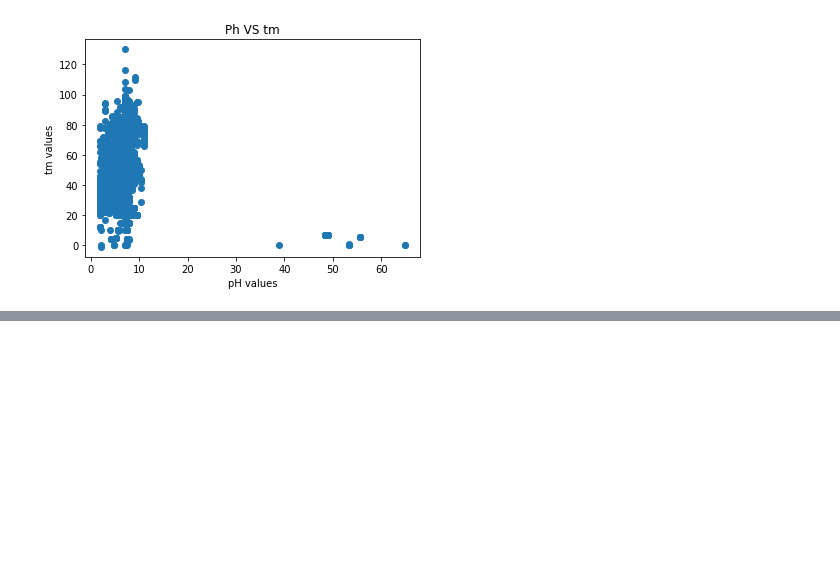
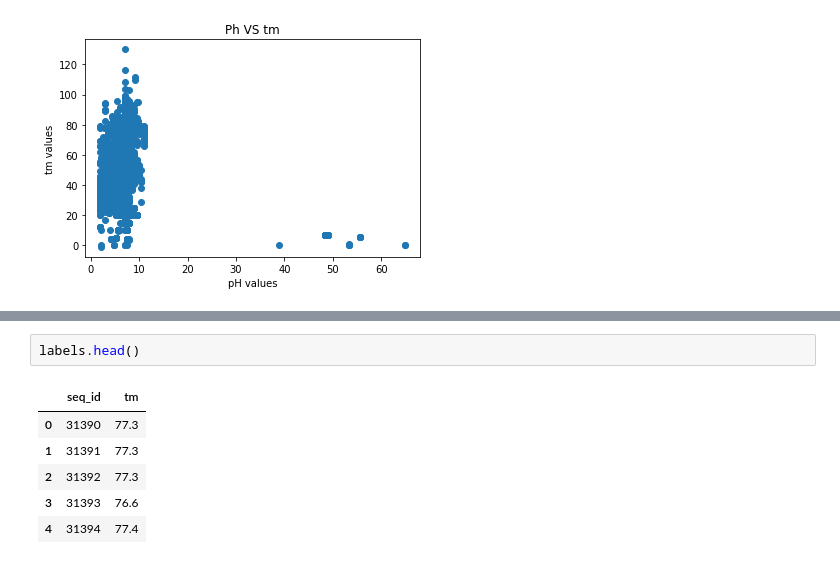
Before and after one commit to ishaan9006/Enzyme-stability-prediction, a Jupyter notebook: train.ipynb, the cells around one changed output, grey strips where cells are left out. Drawn from its saved outputs; the diff is of its cells as text; blank space fills up the shorter version.

```diff
--- a/train.ipynb
+++ b/train.ipynb
@@ -69,0 +114,9 @@ Text(0.5, 1.0, 'Ph VS tm')
+# %%
+labels.head()
+# %% [output]
+|  | seq_id | tm |
+| 0 | 31390 | 77.3 |
+| 1 | 31391 | 77.3 |
+| 2 | 31392 | 77.3 |
+| 3 | 31393 | 76.6 |
+| 4 | 31394 | 77.4 |
```
Also changed, not shown: parts of 14 cells of this notebook.
